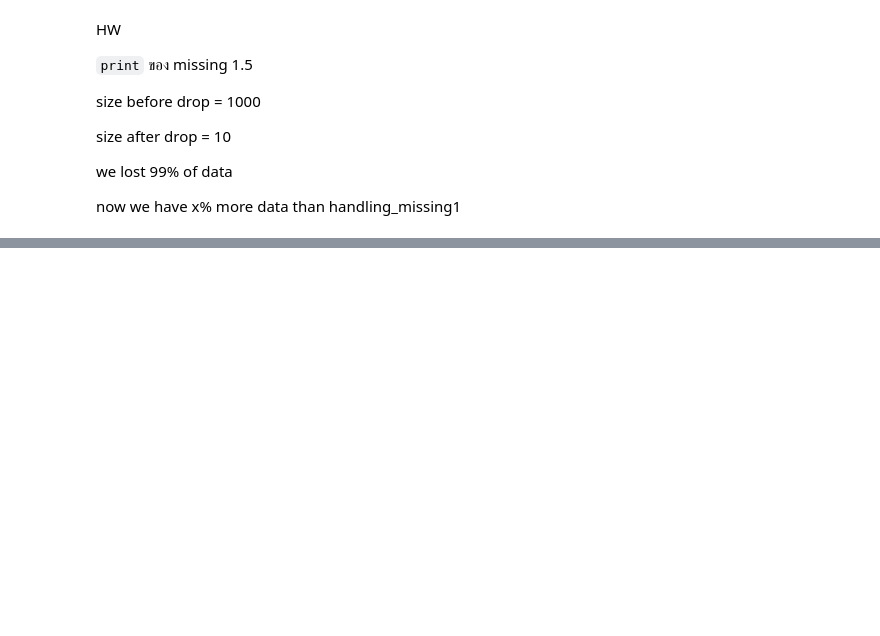
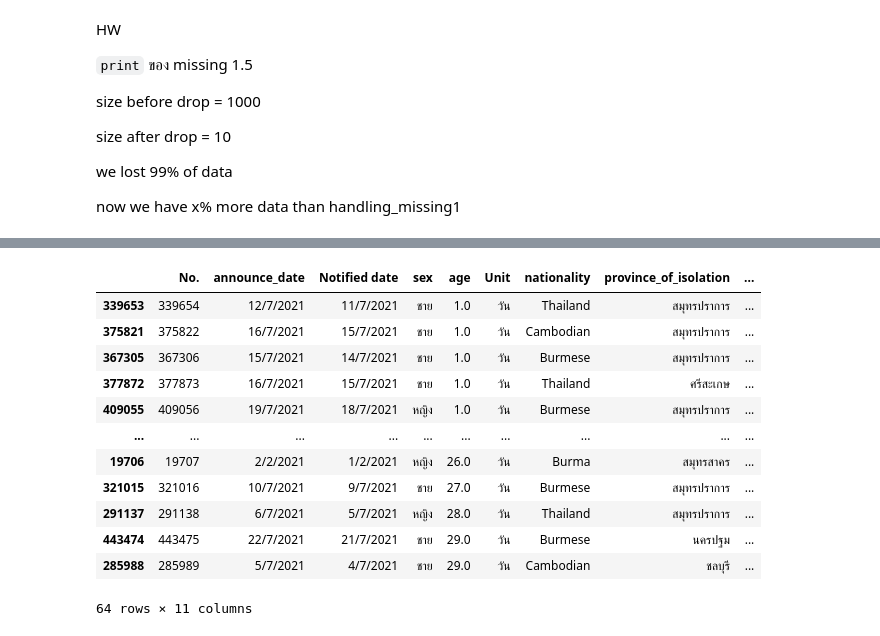
Before and after one commit to tohnperfect/DPDM2021, a Jupyter notebook: Data_Preprocessing_(Chapter_3).ipynb, the cells around one changed output, grey strips where cells are left out. Cells and saved outputs as stored; diff of their text form; code cells hidden in the pictures; blank space fills up the shorter version.

```diff
--- a/Data_Preprocessing_(Chapter_3).ipynb
+++ b/Data_Preprocessing_(Chapter_3).ipynb
@@ -254,0 +382,16 @@ now we have x% more data than handling_missing1
+# %%
+data_cases[data_cases['Unit']=='วัน'].sort_values(by='age')
+# %% [output]
+|  | No. | announce_date | Notified date | sex | age | Unit | nationality | province_of_isolation | ... |
+| 339653 | 339654 | 12/7/2021 | 11/7/2021 | ชาย | 1.0 | วัน | Thailand | สมุทรปราการ | ... |
+| 375821 | 375822 | 16/7/2021 | 15/7/2021 | ชาย | 1.0 | วัน | Cambodian | สมุทรปราการ | ... |
+| 367305 | 367306 | 15/7/2021 | 14/7/2021 | ชาย | 1.0 | วัน | Burmese | สมุทรปราการ | ... |
+| 377872 | 377873 | 16/7/2021 | 15/7/2021 | ชาย | 1.0 | วัน | Thailand | ศรีสะเกษ | ... |
+| 409055 | 409056 | 19/7/2021 | 18/7/2021 | หญิง | 1.0 | วัน | Burmese | สมุทรปราการ | ... |
+| ... | ... | ... | ... | ... | ... | ... | ... | ... | ... |
+| 19706 | 19707 | 2/2/2021 | 1/2/2021 | หญิง | 26.0 | วัน | Burma | สมุทรสาคร | ... |
+| 321015 | 321016 | 10/7/2021 | 9/7/2021 | ชาย | 27.0 | วัน | Burmese | สมุทรปราการ | ... |
+| 291137 | 291138 | 6/7/2021 | 5/7/2021 | หญิง | 28.0 | วัน | Thailand | สมุทรปราการ | ... |
+| 443474 | 443475 | 22/7/2021 | 21/7/2021 | ชาย | 29.0 | วัน | Burmese | นครปฐม | ... |
+| 285988 | 285989 | 5/7/2021 | 4/7/2021 | ชาย | 29.0 | วัน | Cambodian | ชลบุรี | ... |
+64 rows × 11 columns
```
Also changed, not shown: parts of 16 cells of this notebook.
